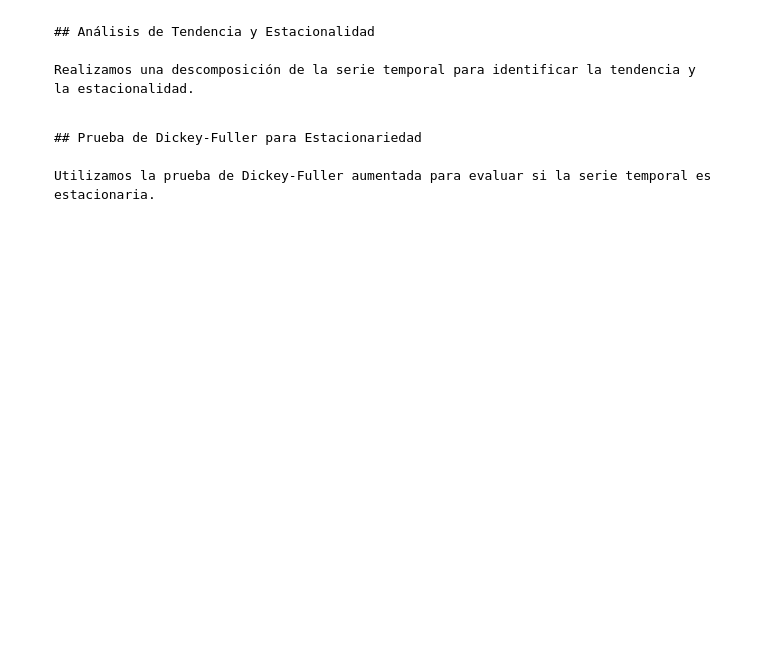
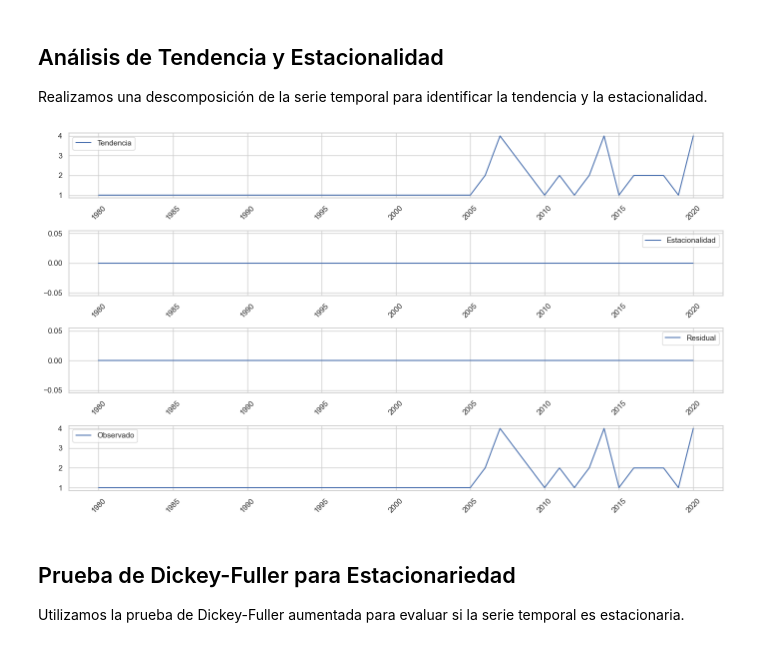
Before and after one commit to gggandre/modulo5_evidencias, a Jupyter notebook: implementacion/Amazon_Products_Time_Series_Analysis.ipynb, the cells around one changed output. Drawn from its saved outputs; the diff is of its cells as text; code cells hidden in the pictures; blank space fills up the shorter version.

```diff
--- a/implementacion/Amazon_Products_Time_Series_Analysis.ipynb
+++ b/implementacion/Amazon_Products_Time_Series_Analysis.ipynb
@@ -10,7 +9,7 @@
 import pandas as pd
 
 # Cargar los datos
-file_path = 'Amazon Products - Sheet1.csv'
+file_path = 'Amazon Products.csv'
 data = pd.read_csv(file_path)
 
 # Mostrar las primeras filas
@@ -40,40 +48,43 @@ plt.show()
 # %% [markdown]
 
-    ## Análisis de Tendencia y Estacionalidad
+## Análisis de Tendencia y Estacionalidad
 
-    Realizamos una descomposición de la serie temporal para identificar la tendencia y la estacionalidad.
+Realizamos una descomposición de la serie temporal para identificar la tendencia y la estacionalidad.
 # %%
 
 from statsmodels.tsa.seasonal import seasonal_decompose
 
-# Descomposición de la serie temporal
-decomposition = seasonal_decompose(product_launches_per_year, model='additive')
+# Asegurarse de que la serie temporal tiene un índice de fecha y hora o definir el período
+# En este caso, se define el período como 1 porque es una serie temporal anual
+decomposition = seasonal_decompose(product_launches_per_year, model='additive', period=1)
 
 # Graficar la descomposición
 plt.figure(figsize=(14, 8))
 plt.subplot(411)
 plt.plot(decomposition.trend, label='Tendencia')
 plt.legend(loc='best')
 plt.xticks(rotation=45)
 plt.subplot(412)
 plt.plot(decomposition.seasonal, label='Estacionalidad')
 plt.legend(loc='best')
 plt.xticks(rotation=45)
 plt.subplot(413)
 plt.plot(decomposition.resid, label='Residual')
 plt.legend(loc='best')
 plt.xticks(rotation=45)
 plt.subplot(414)
 plt.plot(product_launches_per_year, label='Observado')
 plt.legend(loc='best')
 plt.xticks(rotation=45)
 plt.tight_layout()
 plt.show()
+# %% [output]
+[figure, added]
 # %% [markdown]
 
-    ## Prueba de Dickey-Fuller para Estacionariedad
+## Prueba de Dickey-Fuller para Estacionariedad
 
-    Utilizamos la prueba de Dickey-Fuller aumentada para evaluar si la serie temporal es estacionaria.
+Utilizamos la prueba de Dickey-Fuller aumentada para evaluar si la serie temporal es estacionaria.
 # %%
 
 from statsmodels.tsa.stattools import adfuller
```
Also changed, not shown: parts of 15 cells of this notebook, 1 other file.
